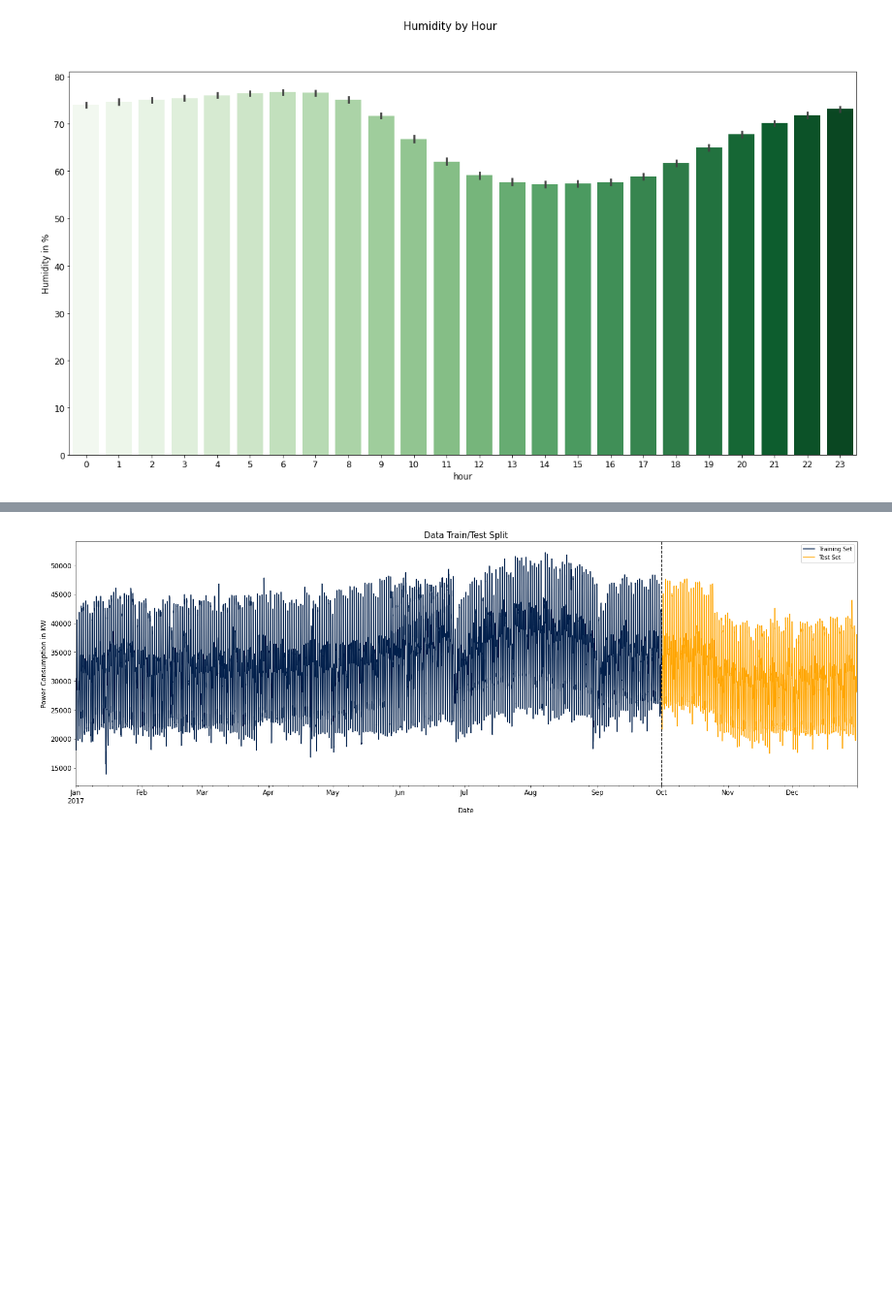
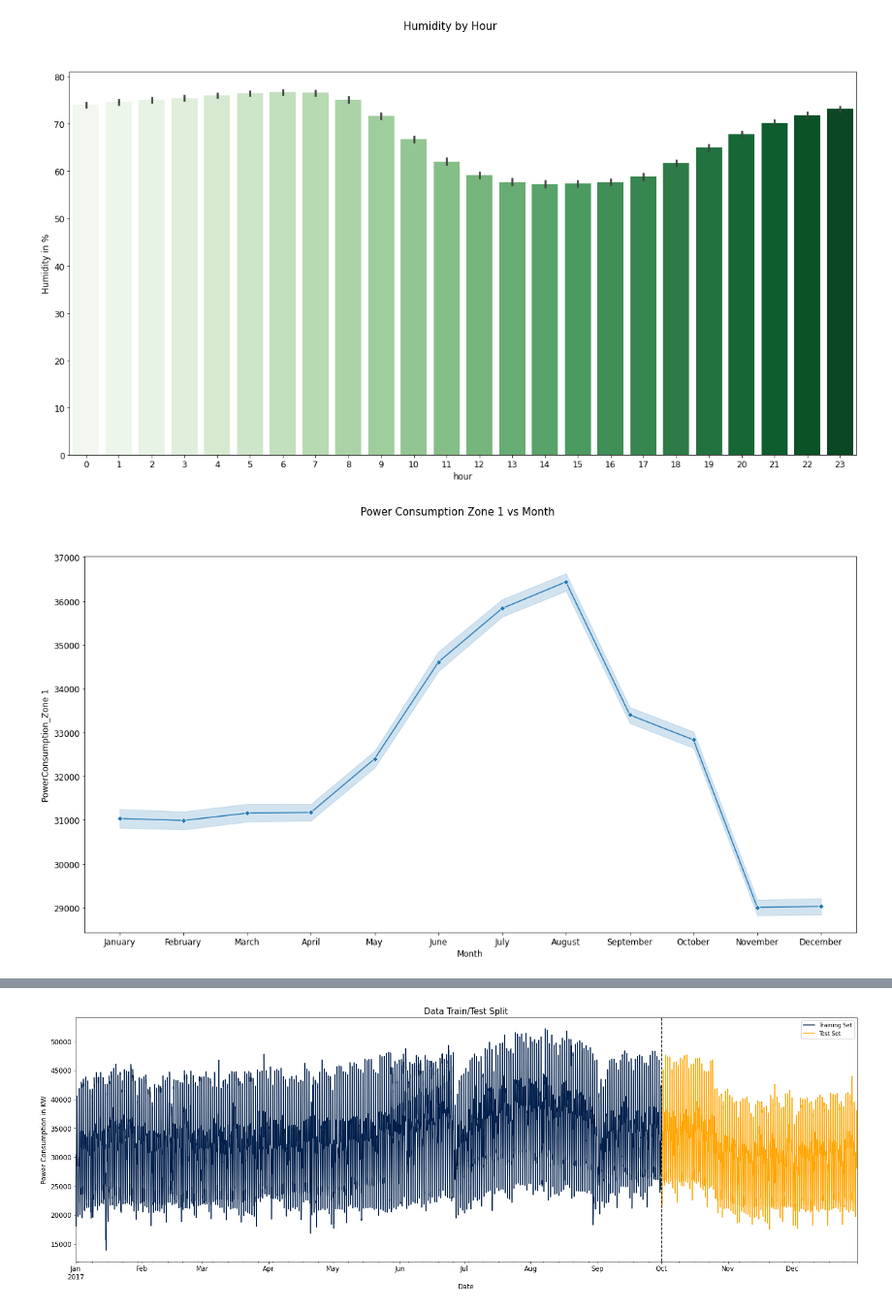
Before and after one commit to thedeveloper2104/NASH_2023_bro_code, a Jupyter notebook: NASH_Bro_Code_Energy_Streamliner.ipynb, the cells around one changed output, grey strips where cells are left out. Shown at 97% size. Saved outputs shown, nothing was run; the diff lists cells and outputs as text; code cells hidden in the pictures; blank space fills up the shorter version.

```diff
--- a/NASH_Bro_Code_Energy_Streamliner.ipynb
+++ b/NASH_Bro_Code_Energy_Streamliner.ipynb
@@ -195,3 +204,19 @@ plt.yticks(fontsize=12)
 plt.show()
 # %% [output]
 [figure]
+# %%
+fig, ax = plt.subplots(figsize=(20, 10))
+
+
+# sns.histplot(df, x='month', y='PowerConsumption_Zone1' ,bins=50, kde=True,color='blue')
+sns.lineplot(data=df, x='month', y='PowerConsumption_Zone1', palette = 'plasma', marker='D')
+plt.suptitle('Power Consumption Zone 1 vs Month', fontsize=15)
+plt.xlabel('Month', fontsize=12)
+plt.ylabel('PowerConsumption_Zone 1', fontsize=12)
+plt.xticks(fontsize=12)
+plt.yticks(fontsize=12)
+
+#Generating plot
+plt.show()
+# %% [output]
+[figure, added]
```
Also changed, not shown: parts of 6 cells of this notebook.
